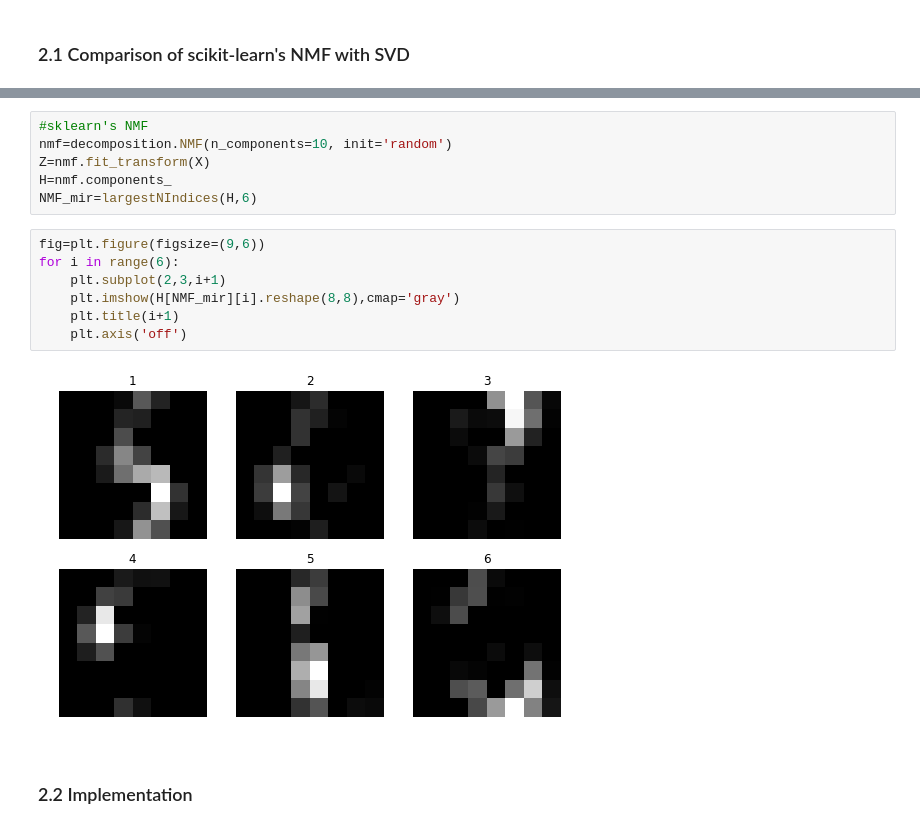
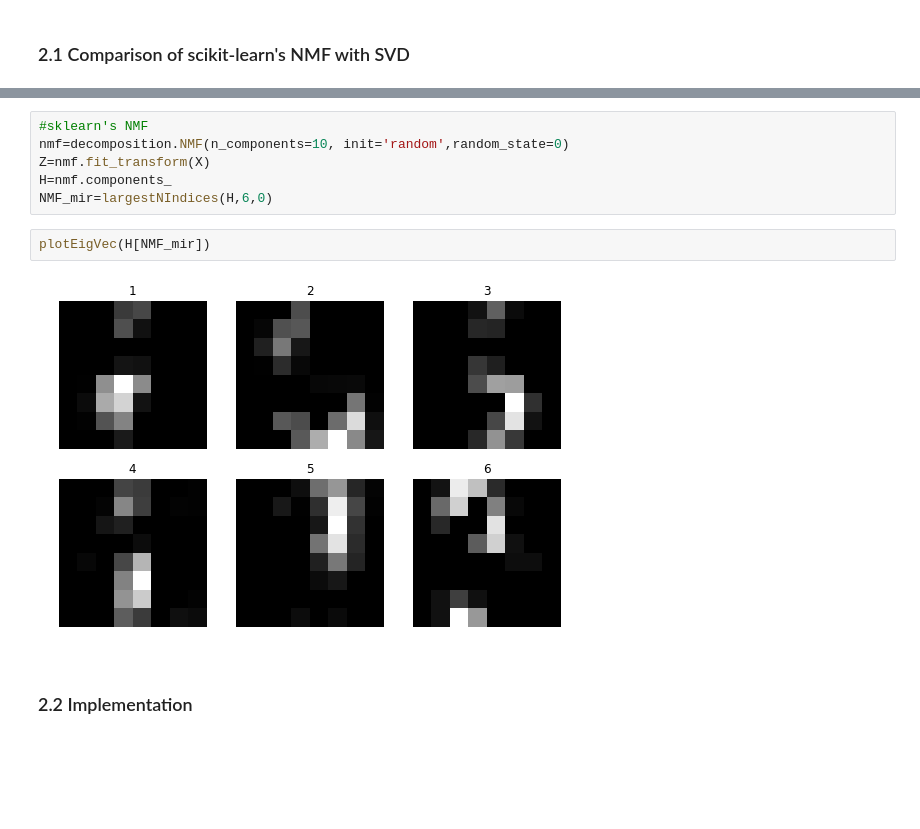
Before and after one commit to ml4cdeca/FundamentalsOfMachineLearning, a Jupyter notebook: exercise8/nmf.ipynb, the cells around one changed output, grey strips where cells are left out. Drawn from its saved outputs; the diff is of its cells as text; blank space fills up the shorter version.

```diff
--- a/exercise8/nmf.ipynb
+++ b/exercise8/nmf.ipynb
@@ -39,18 +42,13 @@ for i in range(6):
 # %%
 #sklearn's NMF
-nmf=decomposition.NMF(n_components=10, init='random')
+nmf=decomposition.NMF(n_components=10, init='random',random_state=0)
 Z=nmf.fit_transform(X)
 H=nmf.components_
-NMF_mir=largestNIndices(H,6)
+NMF_mir=largestNIndices(H,6,0)
-# %%
-fig=plt.figure(figsize=(9,6))
-for i in range(6):
-    plt.subplot(2,3,i+1)
-    plt.imshow(H[NMF_mir][i].reshape(8,8),cmap='gray')
-    plt.title(i+1)
-    plt.axis('off')
-# %% [output]
-[figure, removed]
+# %%
+plotEigVec(H[NMF_mir])
+# %% [output]
+[figure, added]
 # %% [markdown]
 ### 2.2 Implementation
 # %%
```
Also changed, not shown: parts of 8 cells of this notebook.
